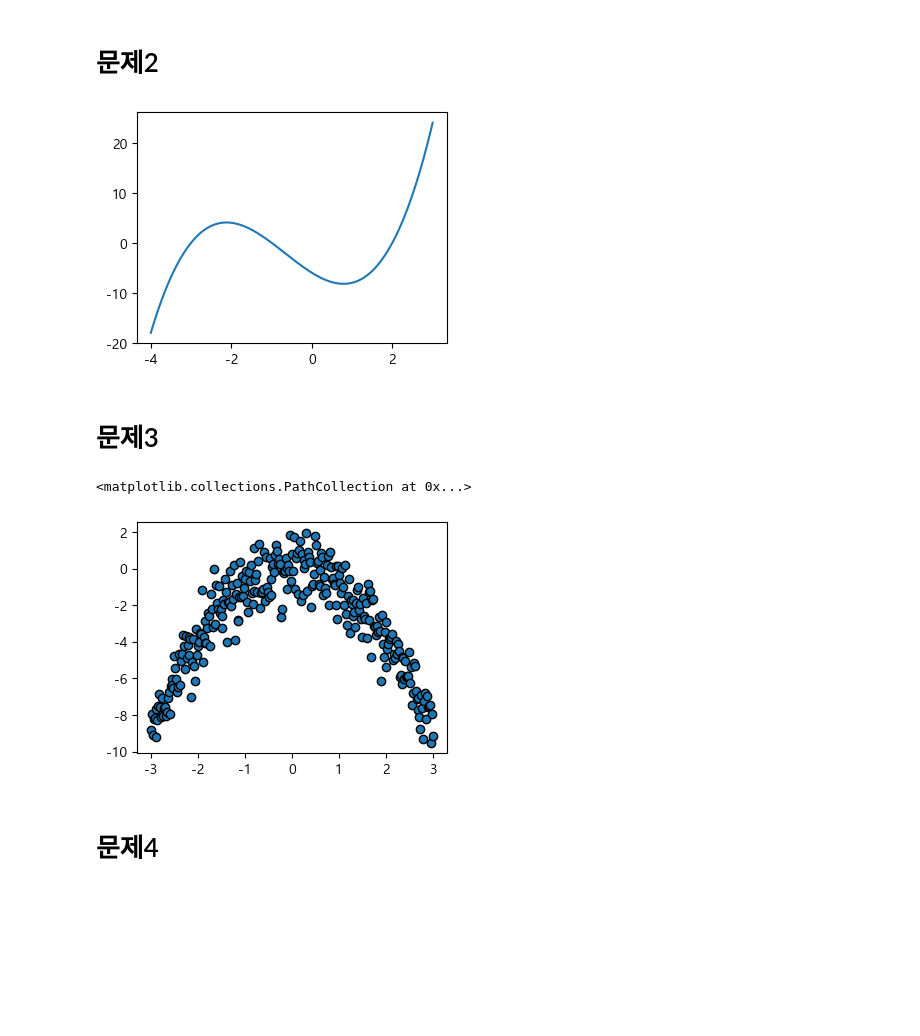
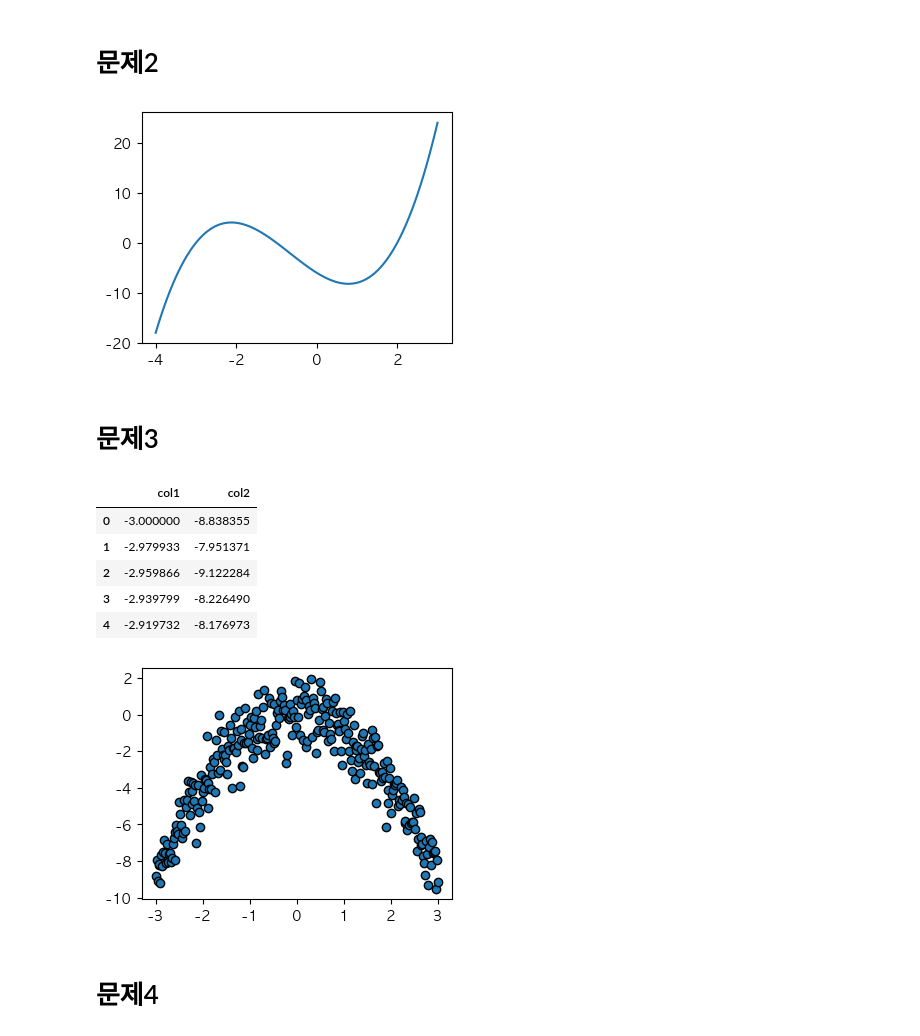
Before and after one commit to Woochang4862/USW-Data-Visualization, a Jupyter notebook: w7/2023데이터시각화_월_중간고사/dv2023_월_중간고사_문제.ipynb, the cells around one changed output. Cells and saved outputs as stored; diff of their text form; code cells hidden in the pictures; blank space fills up the shorter version.

```diff
--- a/w7/2023데이터시각화_월_중간고사/dv2023_월_중간고사_문제.ipynb
+++ b/w7/2023데이터시각화_월_중간고사/dv2023_월_중간고사_문제.ipynb
@@ -17,6 +17,6 @@ import matplotlib.pyplot as plt
 from IPython.core.interactiveshell import InteractiveShell
 InteractiveShell.ast_node_interactivity = 'all'
 
-plt.rc("font", family="Malgun Gothic") # 한글표시 (window)
+plt.rc("font", family="AppleGothic") # 한글표시 (window)
 plt.rc("axes", unicode_minus=False) # x,y축 (-)부호 표시
 # %% [output]
@@ -80,22 +82,33 @@ fig=plt.figure(figsize=(4,3), dpi=100)
 ax=fig.subplots()
 
 ## 코드작성
+X = np.linspace(-4,3,100)
+Y = (X+3)*(X+1)*(X-2)
+_=ax.plot(X,Y)
 # %% [output]
-[figure, old version]
+[figure, new version]
 # %% [markdown]
 # 문제3
 # %%
 # 파일 mon_p3.txt 파일을 읽은 뒤,
 # 'col1' column을 X, 'col2' column을 Y 로 하여 scatter 하시오
 # h1) edgecolor='k'
 
 fig=plt.figure(figsize=(4,3), dpi=100)
 ax =fig.subplots()
 
 ## 코드작성
+df = pd.read_table('data/mon_p3.txt', sep='\t')
+df.head()
+_=ax.scatter(df['col1'],df['col2'], edgecolors='k')
 # %% [output]
-<matplotlib.collections.PathCollection at 0x...>
+|  | col1 | col2 |
+| 0 | -3.000000 | -8.838355 |
+| 1 | -2.979933 | -7.951371 |
+| 2 | -2.959866 | -9.122284 |
+| 3 | -2.939799 | -8.226490 |
+| 4 | -2.919732 | -8.176973 |
-[figure, old version]
+[figure, new version]
 # %% [markdown]
 # 문제4
 # %%
```
Also changed, not shown: parts of 12 cells of this notebook.
